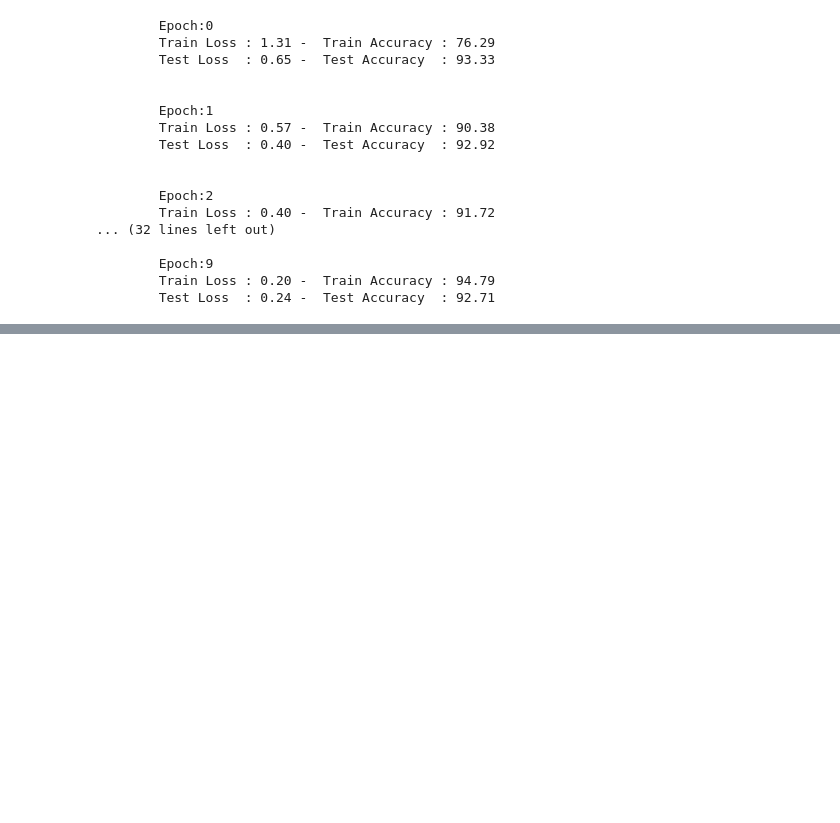
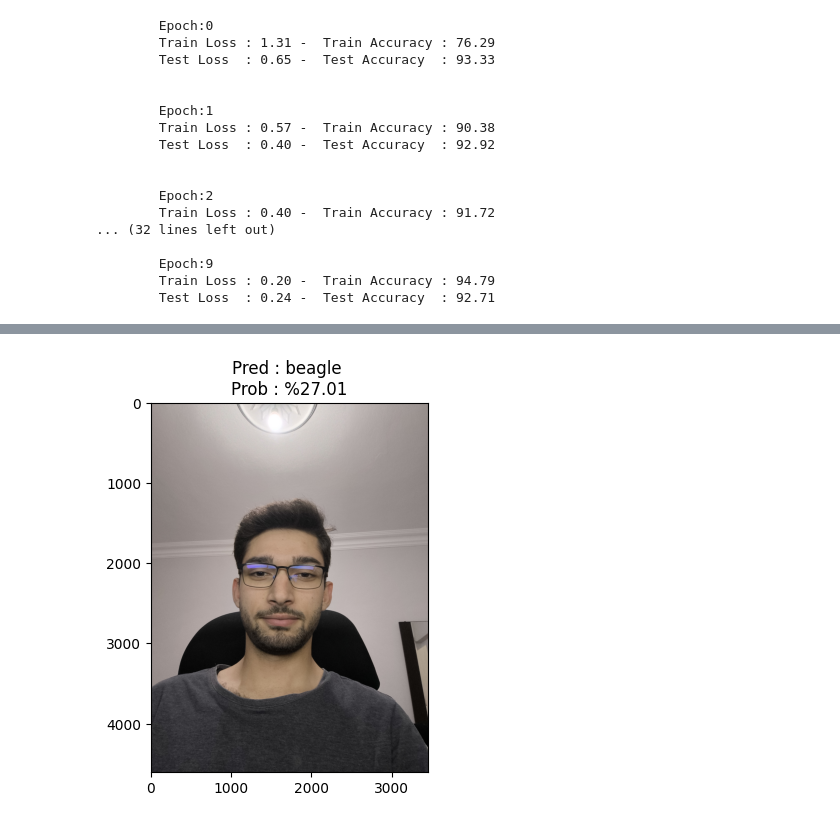
Before and after one commit to abdulkadiripek/DeepLearningBootcamp, a Jupyter notebook: DeepLearning/ImageWoof.ipynb, the cells around one changed output, grey strips where cells are left out. Saved outputs shown, nothing was run; the diff lists cells and outputs as text; code cells hidden in the pictures; blank space fills up the shorter version.

Commit message:
Modelimiz Bitti tahminlerimizi yaptık.

```diff
--- a/DeepLearning/ImageWoof.ipynb
+++ b/DeepLearning/ImageWoof.ipynb
@@ -416,0 +426,9 @@ transform_predict(model=model,
+# %%
+custom_image_path = data_path / "ben.jpg"
+transform_predict(model=model,
+                  image_path=custom_image_path,
+                  class_names=class_names,
+                  transform=auto_transforms
+)
+# %% [output]
+[figure, added]
```
Also changed, not shown: parts of 3 cells of this notebook.
